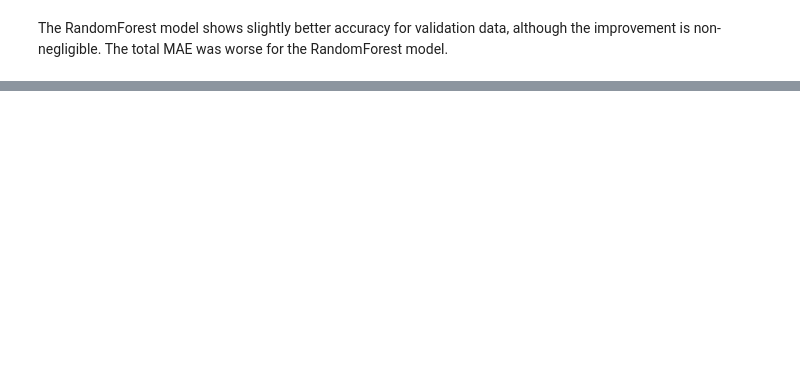
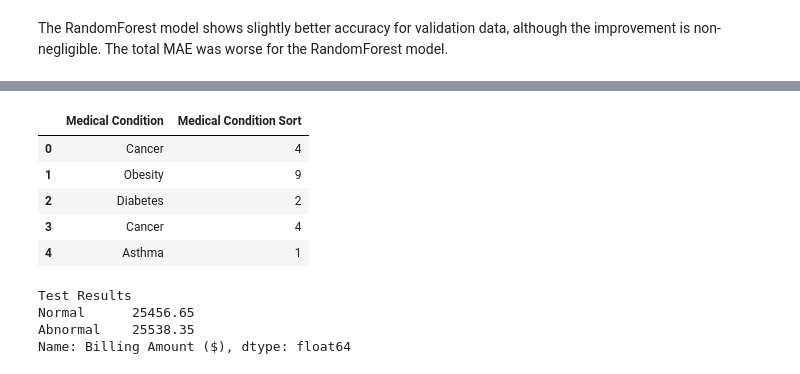
Before and after one commit to agbahovbejasmine-del/hospital_data_project, a Jupyter notebook: hospital_analysis.ipynb, the cells around one changed output, grey strips where cells are left out. Cells and saved outputs as stored; diff of their text form; code cells hidden in the pictures; blank space fills up the shorter version.

```diff
--- a/hospital_analysis.ipynb
+++ b/hospital_analysis.ipynb
@@ -414,0 +430,7 @@ The RandomForest model shows slightly better accuracy for validation data, altho
+# %%
+from sklearn.preprocessing import OrdinalEncoder
+sort =[['Elective', 'Emergency', 'Urgent']]
+encoder = OrdinalEncoder(categories=sort, encoded_missing_value=-1)
+df['Admission Type Sort'] = encoder.fit_transform(df[['Admission Type']]).astype(int)
+sort_admissions= df['Admission Type Sort']
+print(df[['Admission Type', 'Admission Type Sort']].head(5))
@@ -414,0 +457,6 @@ The RandomForest model shows slightly better accuracy for validation data, altho
+# %%
+ins_sort = [['UnitedHealthcare','Cigna','Aetna','Blue Cross','Medicare','Humana','Kaiser Permanente','Anthem','Centene','Molina Healthcare']]
+encode2 = OrdinalEncoder(categories=ins_sort, encoded_missing_value=-1)
+df['Insurance Provider Sort'] = encode2.fit_transform(df[['Insurance Provider']]).astype(int)
+sort_admissions= df['Insurance Provider Sort']
+print(df[['Insurance Provider', 'Insurance Provider Sort']].head(5))
@@ -414,0 +481,21 @@ The RandomForest model shows slightly better accuracy for validation data, altho
+# %%
+medi_sort=[['Hypertension', 'Asthma', 'Diabetes', 'Arthritis', 'Cancer', 'Heart Disease', 'Stroke', 'Kidney Disease', 'Liver Disease', 'Obesity', 'Depression', 'Anxiety', 'COPD', 'Osteoporosis', 'Alzheimer\'s Disease', 'Parkinson\'s Disease', 'Multiple Sclerosis', 'Epilepsy', 'HIV/AIDS']]
+encode3= [OrdinalEncoder(categories=medi_sort, encoded_missing_value=-1)]
+df['Medical Condition Sort'] = encode3[0].fit_transform(df[['Medical Condition']]).astype(int)
+sort_medical= df['Medical Condition Sort']
+df[['Medical Condition', 'Medical Condition Sort']].head(5)
+# %% [output]
+|  | Medical Condition | Medical Condition Sort |
+| 0 | Cancer | 4 |
+| 1 | Obesity | 9 |
+| 2 | Diabetes | 2 |
+| 3 | Cancer | 4 |
+| 4 | Asthma | 1 |
+# %%
+test=df.groupby(['Test Results'])['Billing Amount ($)'].mean().sort_values().round(2)
+test.head()
+# %% [output]
+Test Results
+Normal      25456.65
+Abnormal    25538.35
+Name: Billing Amount ($), dtype: float64
```
Also changed, not shown: parts of 27 cells of this notebook.
